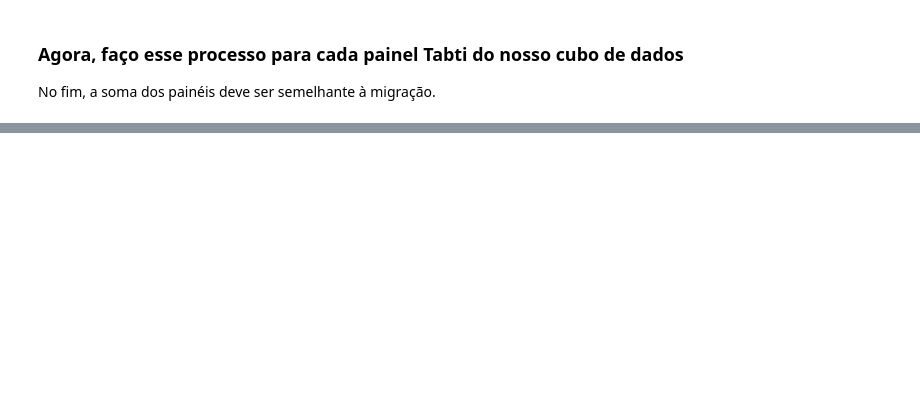
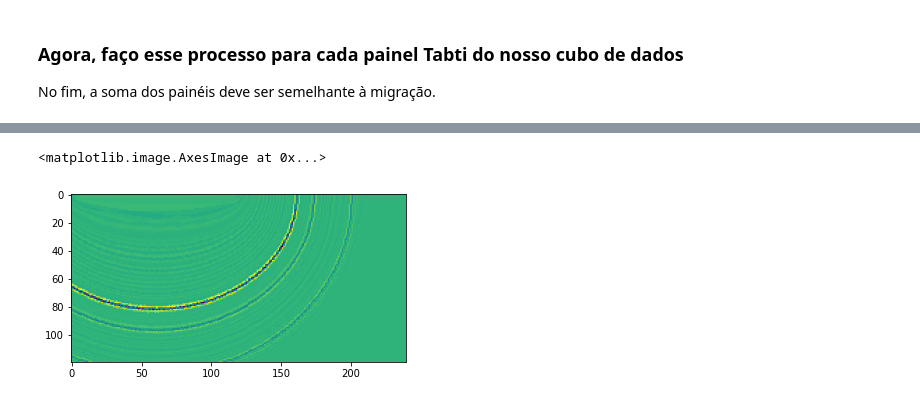
Before and after one commit to GuilhermeZakarewicz/DiffraPy, a Jupyter notebook: Old_Codes/DipAngleDomain.ipynb, the cells around one changed output, grey strips where cells are left out. Cells and saved outputs as stored; diff of their text form; code cells hidden in the pictures; blank space fills up the shorter version.

```diff
--- a/Old_Codes/DipAngleDomain.ipynb
+++ b/Old_Codes/DipAngleDomain.ipynb
@@ -330,0 +401,14 @@ plt.show()
+# %%
+with open('../Data/time_table_barra.npy', 'rb') as f:
+    TTh = np.load(f)
+
+
+dt=0.004
+
+
+timer=np.round(TTh/dt)+1
+# %%
+shot = 120
+filename = '../Data/CSG_diffbar/barra_gather_shotCenter{}'.format(int(shot))
+with open(filename, 'rb') as file:
+    gather1 = np.load(file)
@@ -331 +440,6 @@ plt.show()
+# %%
+plt.imshow(amplitudes[0])
+# %% [output]
+<matplotlib.image.AxesImage at 0x...>
+[figure, added]
 # %%
```
Also changed, not shown: parts of 39 cells of this notebook, 42 other files.
